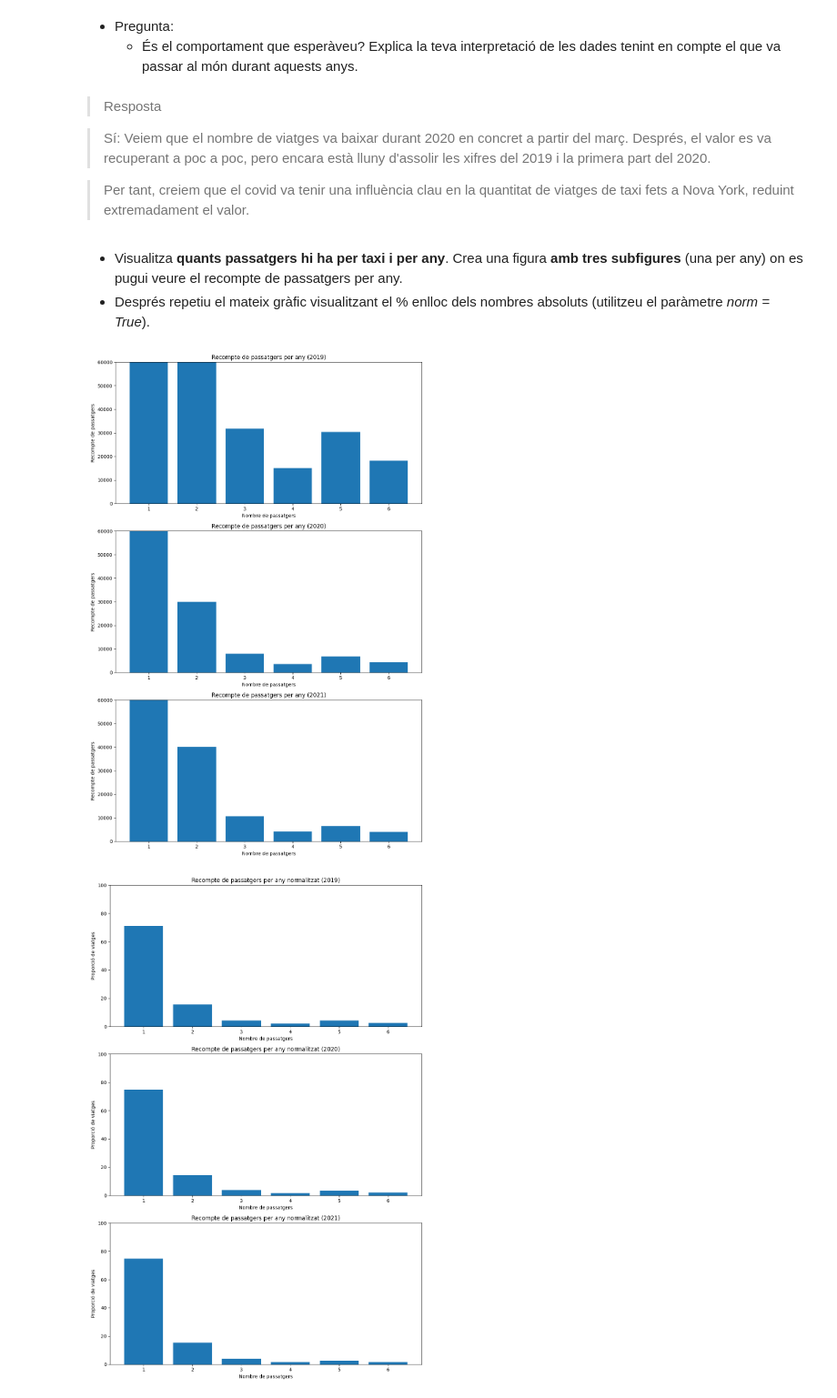
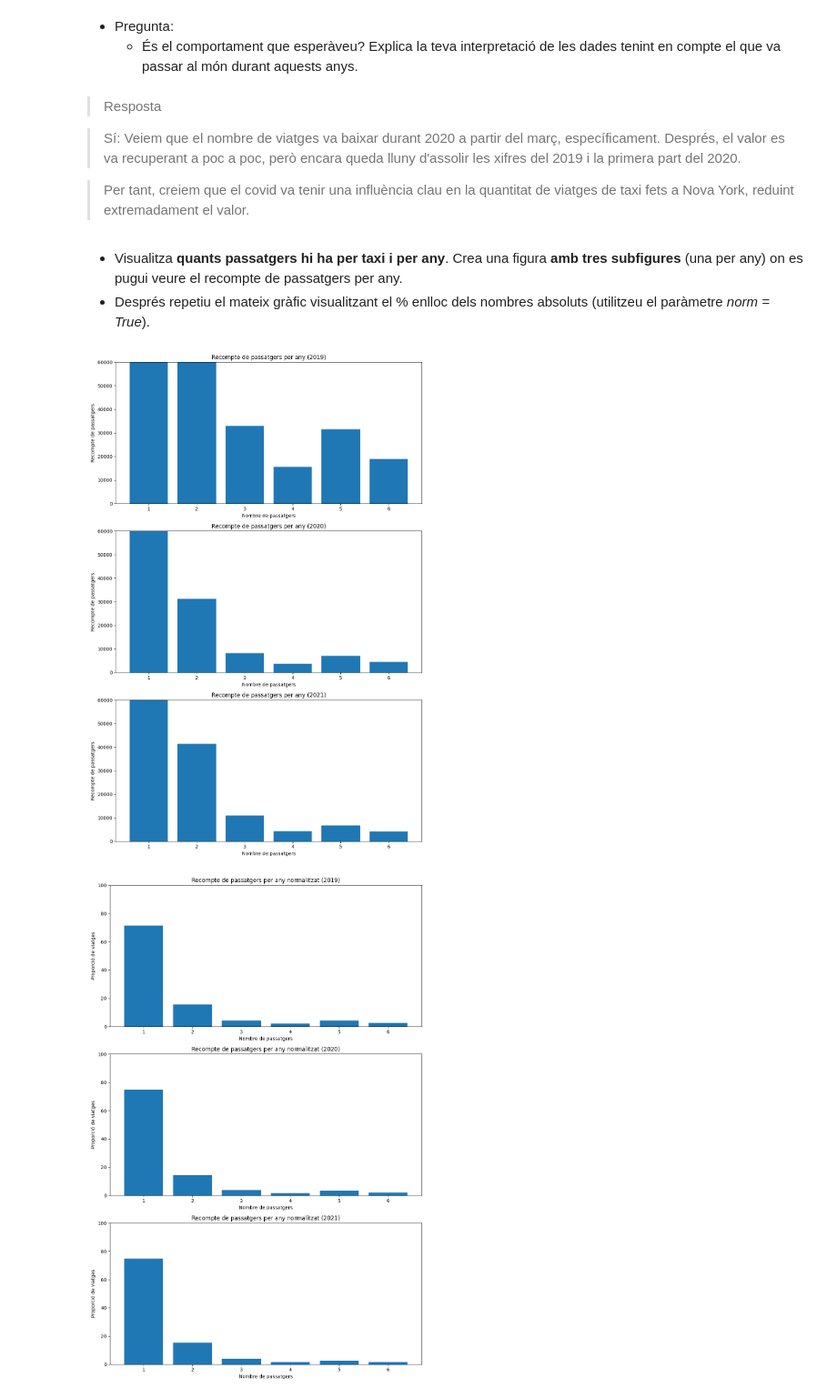
Before and after one commit to SergioEspa/p1-TNUI, a Jupyter notebook: p1_nb.ipynb, the cells around one changed output. Shown at 91% size. Saved outputs shown, nothing was run; the diff lists cells and outputs as text; code cells hidden in the pictures.

```diff
--- a/p1_nb.ipynb
+++ b/p1_nb.ipynb
@@ -207,7 +207,7 @@ def clean_data(data, year, month):
     df = df[df["passenger_count"].between(1, 6)]
 
     # 4) Distància: > 0 i < 35
-    df = df[(df["trip_distance"] > 0) & (df["trip_distance"] < 35)]
+    df = df[(df["trip_distance"] > 0) & (df["trip_distance"] < 40)]
 
     # 5) Tarifes: fare_amount no negatiu i menor que total_amount
     df = df[(df["fare_amount"] >= 0) & (df["fare_amount"] < df["total_amount"])]
@@ -215,8 +215,7 @@ def clean_data(data, year, month):
     # 6) Tipus de pagament: 1 o 2
     df = df[df["payment_type"].isin([1, 2])]
 
-    # 7) Localitzacions: diferents i dins del rang 1..263
-    df = df[df["PULocationID"].ne(df["DOLocationID"])]
+    # 7) Localitzacions: dins del rang 1..263
     df = df[df["PULocationID"].between(1, 263)]
     df = df[df["DOLocationID"].between(1, 263)]
 
@@ -272,8 +271,11 @@ def post_processing(data):
     df["month"] = df["tpep_pickup_datetime"].dt.month.astype("uint8")
     df["year"] = df["tpep_pickup_datetime"].dt.year.astype("uint16")
 
-    # Afegim la columna 'trip_duration' en segons
+    # Afegim la columna 'trip_duration' en hores
     df["trip_duration"] = (df["tpep_dropoff_datetime"] - df["tpep_pickup_datetime"]).dt.total_seconds().astype("uint16")
+
+    # Passem la distància recorreguda a kilòmetres
+    df['trip_distance'] = (df['trip_distance'] * 1.60934).astype('float32')
 
     # Afegim la columna 'pickup_hour' i 'dropoff_hour'
     df["pickup_hour"] = df["tpep_pickup_datetime"].dt.hour.astype("uint8")
@@ -416,7 +418,7 @@ for year in YEARS:
 # %% [markdown]
 > Resposta
 
-> Sí: Veiem que el nombre de viatges va baixar durant 2020 en concret a partir del març. Després, el valor es va recuperant a poc a poc, pero encara està lluny d'assolir les xifres del 2019 i la primera part del 2020.
+> Sí: Veiem que el nombre de viatges va baixar durant 2020 a partir del març, específicament. Després, el valor es va recuperant a poc a poc, però encara queda lluny d'assolir les xifres del 2019 i la primera part del 2020.
 
 > Per tant, creiem que el covid va tenir una influència clau en la quantitat de viatges de taxi fets a Nova York, reduint extremadament el valor.
 # %% [markdown]
@@ -428,36 +430,36 @@ def passengers_taxi_year(df, ylim, xlabel, ylabel, title, norm = False):
     Funció que visualitza quants passatgers hi ha per taxi i per any
     """
 
     fig, axs = plt.subplots(3, 1, figsize=(10, 15))
-    for i, year in enumerate(YEARS):
-        ax = axs[i]
+    for year in YEARS:
+        ax = axs[year-2019]
         if not norm:
             ax.bar(range(1, 7), df[df['year'] == year]['passenger_count'].value_counts().sort_index().values)
             ax.set_xticks(range(1, 7))
             ax.set_xlabel(xlabel)
             ax.set_ylabel(ylabel)
             ax.set_title(f'{title} ({year})')
             ax.set_ylim(ylim)
         else:
             ax.bar(range(1, 7), df[df['year'] == year]['passenger_count'].value_counts(normalize=True).sort_index().values * 100)
             ax.set_xticks(range(1, 7))
             ax.set_xlabel(xlabel)
             ax.set_ylabel('Proporció de viatges')
             ax.set_title(f'{title} normalitzat ({year})')
             ax.set_ylim(0, 100)
     plt.tight_layout()
     plt.show()
 
 
 
 
 passengers_taxi_year(df,
                      (0, 60000),
                      'Nombre de passatgers',
                      'Recompte de passatgers',
                      'Recompte de passatgers per any')
 # %% [output]
-[figure, old version]
+[figure, new version]
 # %%
 passengers_taxi_year(df,
                      (0, 60000),
```
Also changed, not shown: parts of 19 cells of this notebook.
